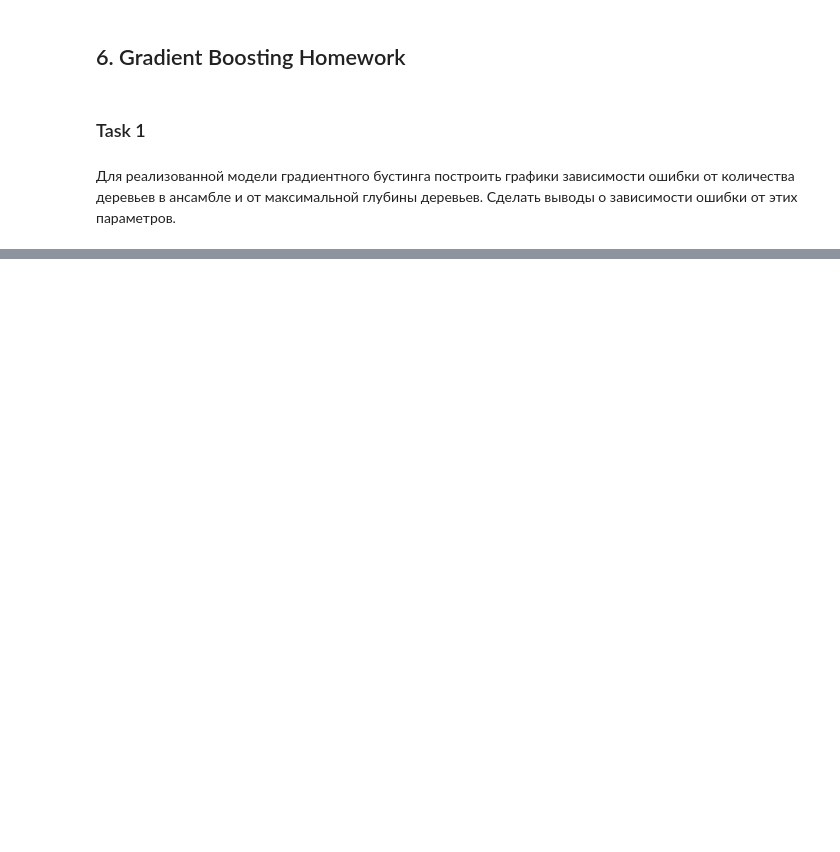
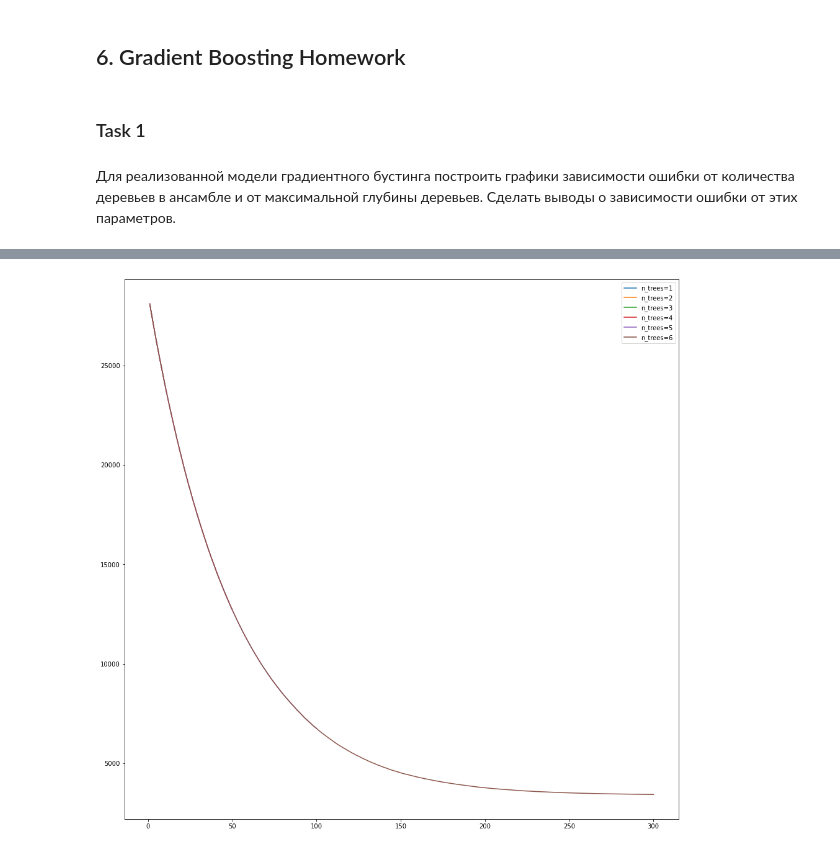
Before and after one commit to Krivosheenkova/DataAnalysisAlgorythms, a Jupyter notebook: 6_gradientBoosting/6_gradient_boosting.ipynb, the cells around one changed output, grey strips where cells are left out. Cells and saved outputs as stored; diff of their text form; code cells hidden in the pictures; blank space fills up the shorter version.

```diff
--- a/6_gradientBoosting/6_gradient_boosting.ipynb
+++ b/6_gradientBoosting/6_gradient_boosting.ipynb
@@ -118,0 +115,9 @@ plt.show()
+# %%
+fig, ax = plt.subplots(figsize=(16,16))
+for i, e in enumerate(nt_errors, 1):
+    a = np.arange(1, len(e) + 1)
+    ax.plot(a, np.array(e), label=f'n_trees={i}')
+plt.legend()
+plt.show()
+# %% [output]
+[figure, added]
```
Also changed, not shown: parts of 10 cells of this notebook, 1 other file.
